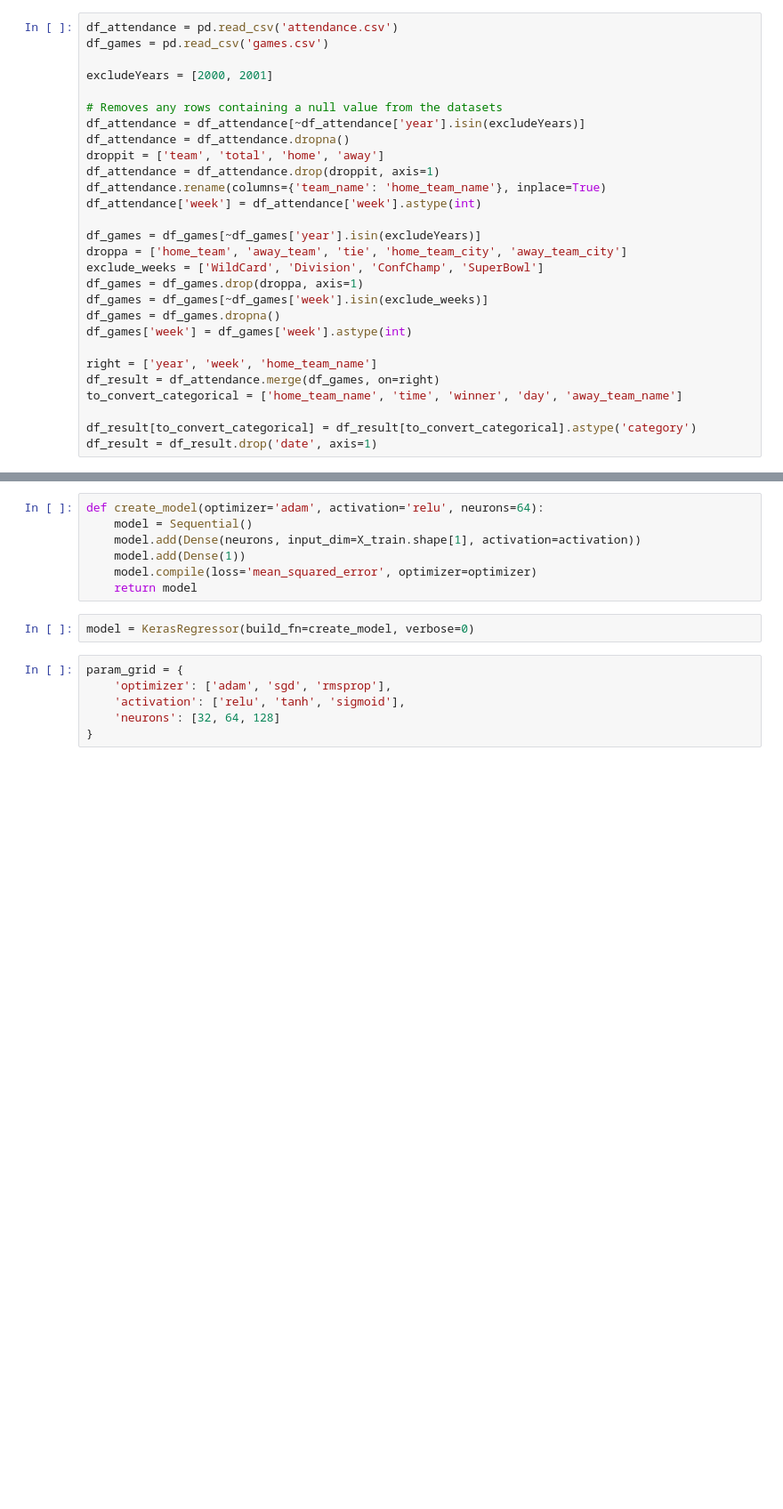
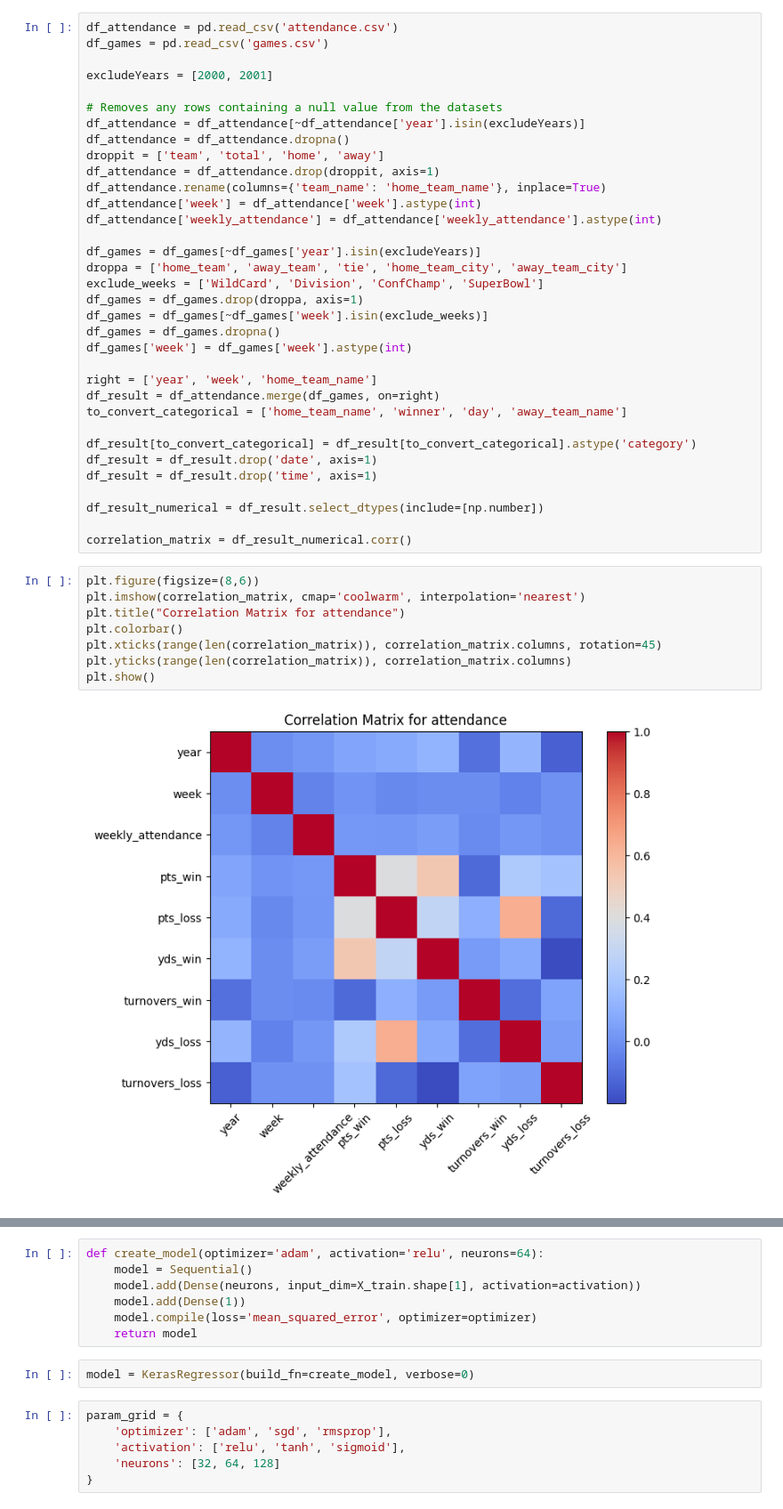
Before and after one commit to tylerbang/csc-4240-course-project, a Jupyter notebook: fnn.ipynb, the cells around one changed output, grey strips where cells are left out. Shown at 89% size. Saved outputs shown, nothing was run; the diff lists cells and outputs as text; blank space fills up the shorter version.

```diff
--- a/fnn.ipynb
+++ b/fnn.ipynb
@@ -42,6 +43,7 @@ droppit = ['team', 'total', 'home', 'away']
 df_attendance = df_attendance.drop(droppit, axis=1)
 df_attendance.rename(columns={'team_name': 'home_team_name'}, inplace=True)
 df_attendance['week'] = df_attendance['week'].astype(int)
+df_attendance['weekly_attendance'] = df_attendance['weekly_attendance'].astype(int)
 
 df_games = df_games[~df_games['year'].isin(excludeYears)]
 droppa = ['home_team', 'away_team', 'tie', 'home_team_city', 'away_team_city']
@@ -53,8 +55,23 @@ df_games['week'] = df_games['week'].astype(int)
 
 right = ['year', 'week', 'home_team_name']
 df_result = df_attendance.merge(df_games, on=right)
-to_convert_categorical = ['home_team_name', 'time', 'winner', 'day', 'away_team_name']
+to_convert_categorical = ['home_team_name', 'winner', 'day', 'away_team_name']
 
 df_result[to_convert_categorical] = df_result[to_convert_categorical].astype('category')
 df_result = df_result.drop('date', axis=1)
+df_result = df_result.drop('time', axis=1)
+
+df_result_numerical = df_result.select_dtypes(include=[np.number])
+
+correlation_matrix = df_result_numerical.corr()
+# %%
+plt.figure(figsize=(8,6))
+plt.imshow(correlation_matrix, cmap='coolwarm', interpolation='nearest')
+plt.title("Correlation Matrix for attendance")
+plt.colorbar()
+plt.xticks(range(len(correlation_matrix)), correlation_matrix.columns, rotation=45)
+plt.yticks(range(len(correlation_matrix)), correlation_matrix.columns)
+plt.show()
+# %% [output]
+[figure, added]
 # %%
```
Also changed, not shown: parts of 6 cells of this notebook, 2 other files.
